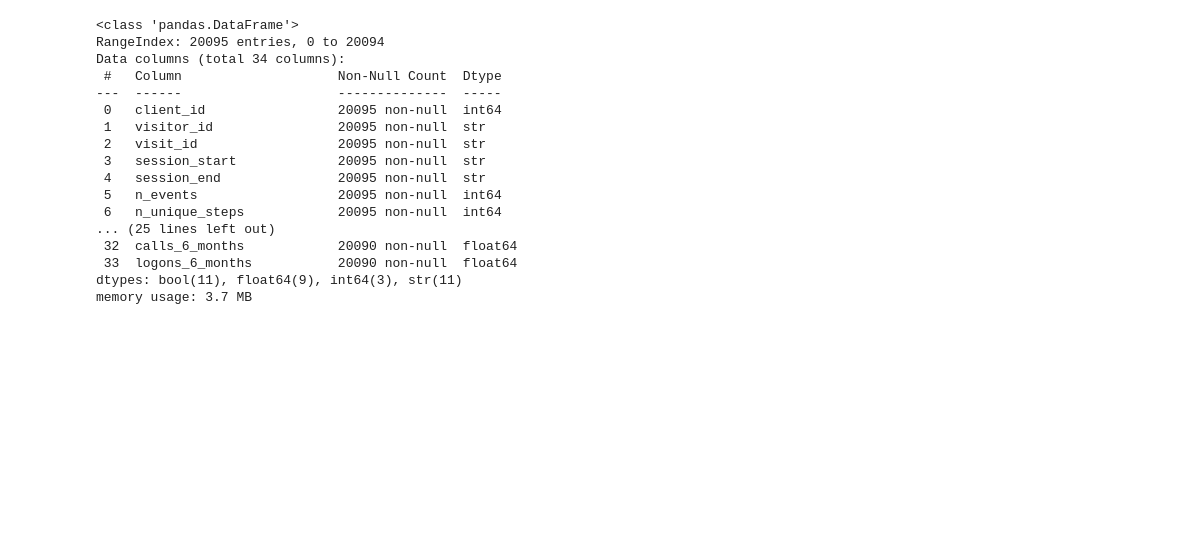
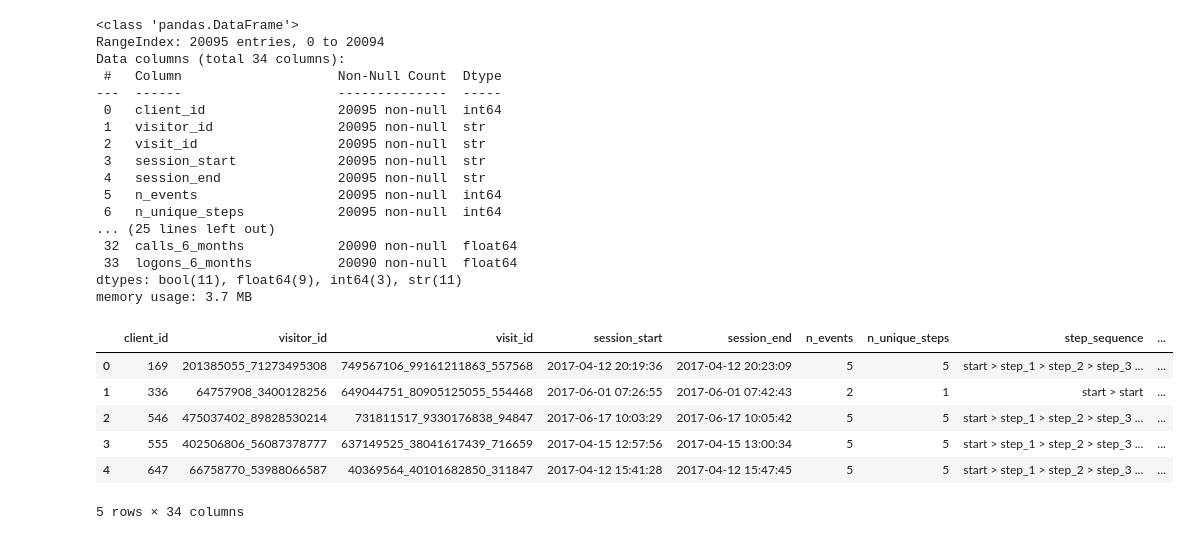
Before and after one commit to bloodnickel/Project_Vanguard_AB_Test_Analysis, a Jupyter notebook: 2_Python_Notebook/mykyta.ipynb, the cells around one changed output. Saved outputs shown, nothing was run; the diff lists cells and outputs as text; code cells hidden in the pictures; blank space fills up the shorter version.

```diff
--- a/2_Python_Notebook/mykyta.ipynb
+++ b/2_Python_Notebook/mykyta.ipynb
@@ -722,0 +727,13 @@ drop_cols = ["n_events","n_unique_steps","has_backtracking",""]
+# %%
+pM3 = Path("..") / "1.2_Merged_Files_For_EDA" / "session_big_df.csv"
+dfm3 = pd.read_csv(pM3, sep=",", encoding="utf-8", engine="python")
+# %%
+dfm3.head()
+# %% [output]
+|  | client_id | visitor_id | visit_id | session_start | session_end | n_events | n_unique_steps | step_sequence | ... |
+| 0 | 169 | 201385055_71273495308 | 749567106_99161211863_557568 | 2017-04-12 20:19:36 | 2017-04-12 20:23:09 | 5 | 5 | start > step_1 > step_2 > step_3 ... | ... |
+| 1 | 336 | 64757908_3400128256 | 649044751_80905125055_554468 | 2017-06-01 07:26:55 | 2017-06-01 07:42:43 | 2 | 1 | start > start | ... |
+| 2 | 546 | 475037402_89828530214 | 731811517_9330176838_94847 | 2017-06-17 10:03:29 | 2017-06-17 10:05:42 | 5 | 5 | start > step_1 > step_2 > step_3 ... | ... |
+| 3 | 555 | 402506806_56087378777 | 637149525_38041617439_716659 | 2017-04-15 12:57:56 | 2017-04-15 13:00:34 | 5 | 5 | start > step_1 > step_2 > step_3 ... | ... |
+| 4 | 647 | 66758770_53988066587 | 40369564_40101682850_311847 | 2017-04-12 15:41:28 | 2017-04-12 15:47:45 | 5 | 5 | start > step_1 > step_2 > step_3 ... | ... |
+5 rows × 34 columns
```
Also changed, not shown: parts of 9 cells of this notebook.
